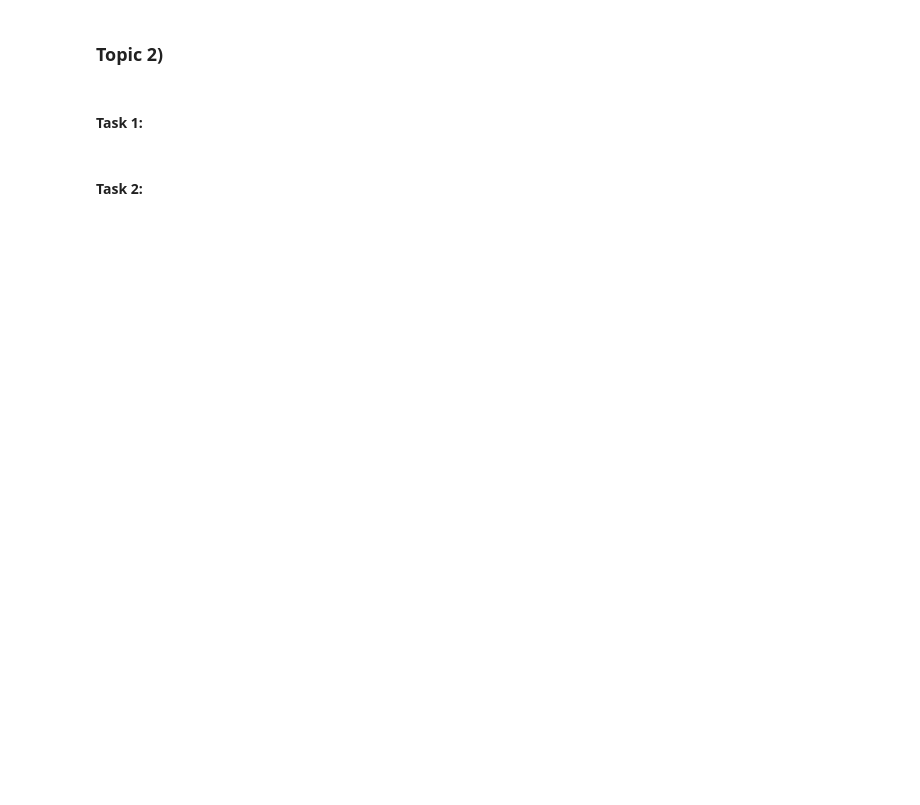
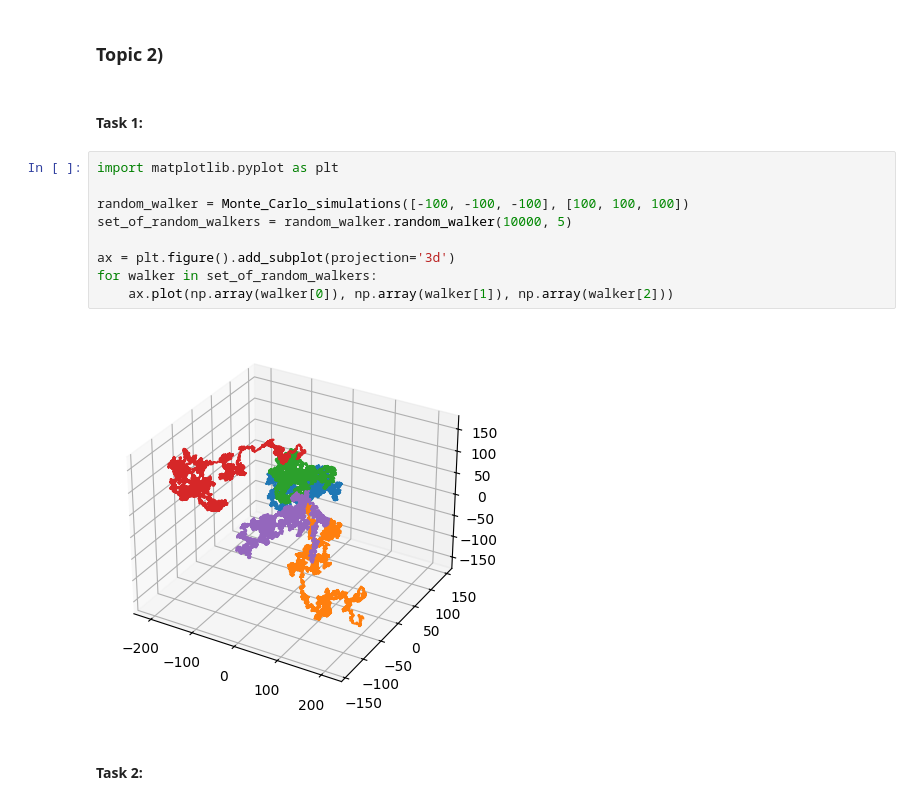
Before and after one commit to esoey/AEJ_project3, a Jupyter notebook: project_3.ipynb, the cells around one changed output. Cells and saved outputs as stored; diff of their text form; blank space fills up the shorter version.

```diff
--- a/project_3.ipynb
+++ b/project_3.ipynb
@@ -179,5 +169,16 @@ There were 3526 hits out of 20000 points.
 ### Topic 2)
 # %% [markdown]
 #### Task 1:
+# %%
+import matplotlib.pyplot as plt
+
+random_walker = Monte_Carlo_simulations([-100, -100, -100], [100, 100, 100])
+set_of_random_walkers = random_walker.random_walker(10000, 5)
+
+ax = plt.figure().add_subplot(projection='3d')
+for walker in set_of_random_walkers:
+    ax.plot(np.array(walker[0]), np.array(walker[1]), np.array(walker[2]))
+# %% [output]
+[figure, added]
 # %% [markdown]
 #### Task 2:
```
Also changed, not shown: parts of 18 cells of this notebook, 2 other files.
